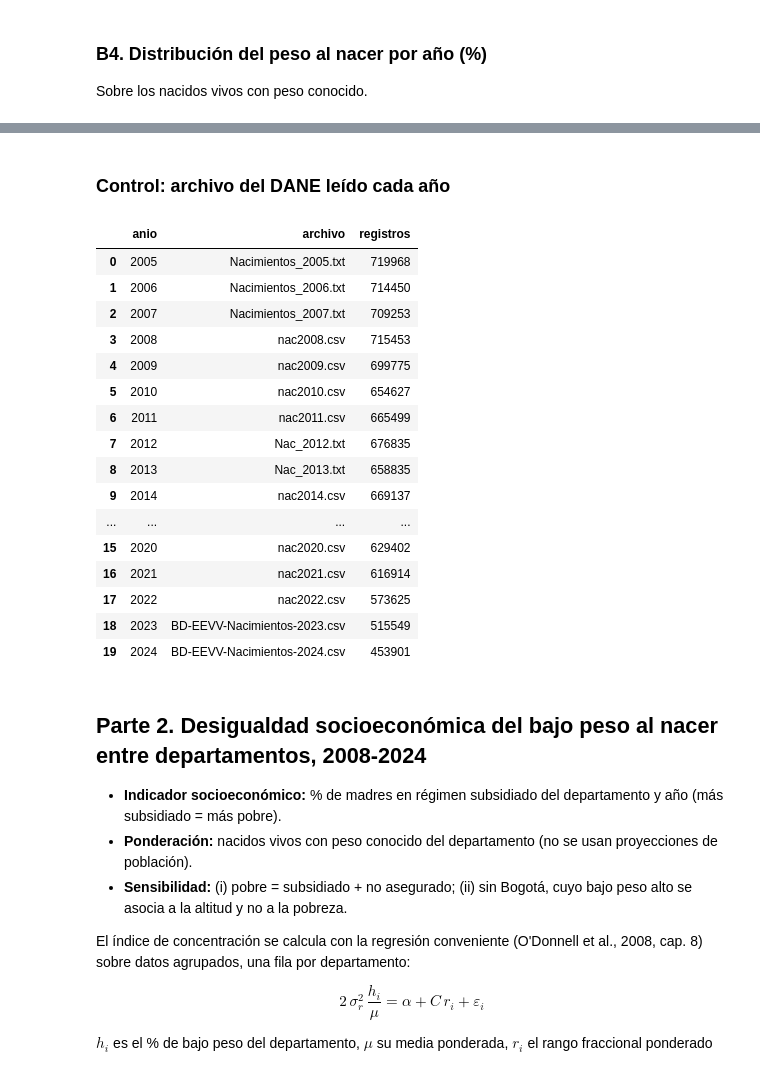
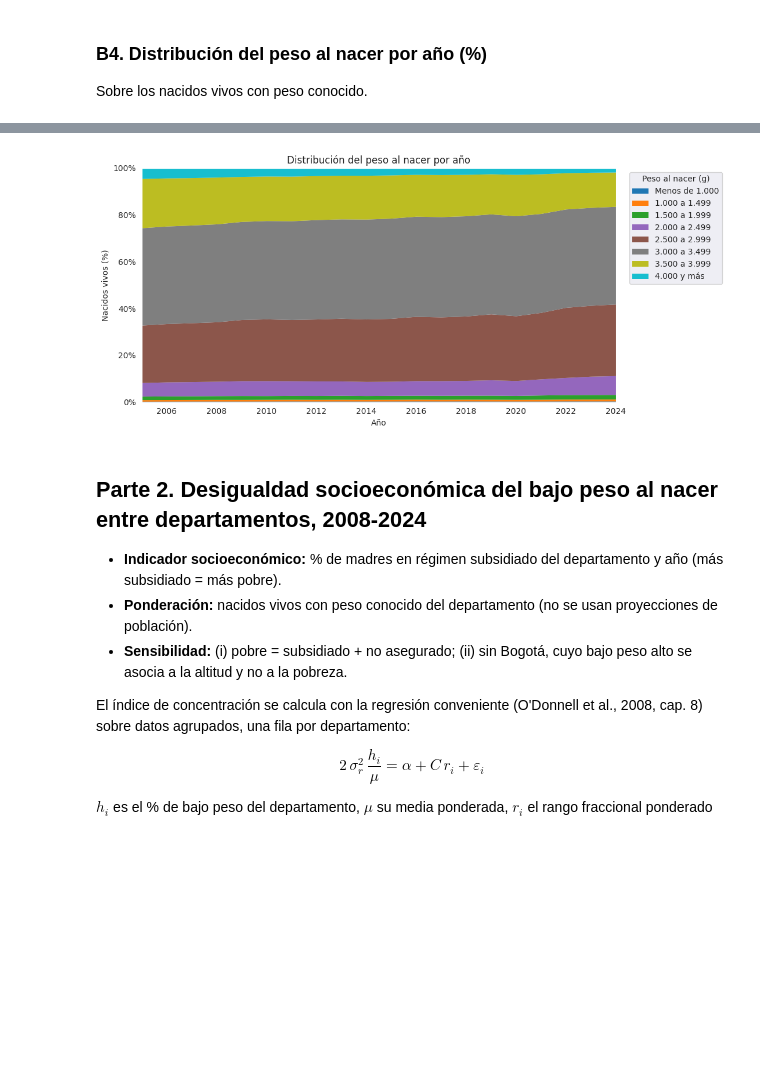
Before and after one commit to IntegralIndefinida/BPN, a Jupyter notebook: v1/bajo_peso_al_nacer.ipynb, the cells around one changed output, grey strips where cells are left out. Drawn from its saved outputs; the diff is of its cells as text; code cells hidden in the pictures; blank space fills up the shorter version.

```diff
--- a/bajo_peso_al_nacer.ipynb
+++ b/v1/bajo_peso_al_nacer.ipynb
@@ -190,25 +155,0 @@ dist.round(2)
-# %% [markdown]
-### Control: archivo del DANE leído cada año
-# %%
-ctl = dd.eevv.available().query("tipo == 'nacimientos' and @ANIOS_GEN[0] <= anio <= @ANIOS_GEN[-1]")
-ctl = ctl[["anio", "archivo"]].merge(nac[["anio", "nacidos_vivos"]].rename(columns={"nacidos_vivos": "registros"}),
-                                     on="anio")
-ctl
-# %% [output]
-|  | anio | archivo | registros |
-| 0 | 2005 | Nacimientos_2005.txt | 719968 |
-| 1 | 2006 | Nacimientos_2006.txt | 714450 |
-| 2 | 2007 | Nacimientos_2007.txt | 709253 |
-| 3 | 2008 | nac2008.csv | 715453 |
-| 4 | 2009 | nac2009.csv | 699775 |
-| 5 | 2010 | nac2010.csv | 654627 |
-| 6 | 2011 | nac2011.csv | 665499 |
-| 7 | 2012 | Nac_2012.txt | 676835 |
-| 8 | 2013 | Nac_2013.txt | 658835 |
-| 9 | 2014 | nac2014.csv | 669137 |
-| ... | ... | ... | ... |
-| 15 | 2020 | nac2020.csv | 629402 |
-| 16 | 2021 | nac2021.csv | 616914 |
-| 17 | 2022 | nac2022.csv | 573625 |
-| 18 | 2023 | BD-EEVV-Nacimientos-2023.csv | 515549 |
-| 19 | 2024 | BD-EEVV-Nacimientos-2024.csv | 453901 |
@@ -220,3 +156,20 @@ with pd.ExcelWriter(RESULTADOS / "Resultados_generales_por_anio.xlsx") as xl:
+# %%
+import matplotlib.pyplot as plt
+import matplotlib.ticker as mtick
+
+ax = dist.set_index("anio").sort_index().plot.area(
+    stacked=True, figsize=(11, 5), colormap="tab10", linewidth=0
+)
+ax.set(xlabel="Año", ylabel="Nacidos vivos (%)", ylim=(0, 100),
+       title="Distribución del peso al nacer por año")
+ax.xaxis.set_major_locator(mtick.MaxNLocator(integer=True))
+ax.yaxis.set_major_formatter(mtick.PercentFormatter(xmax=100))
+ax.margins(x=0)
+ax.legend(title="Peso al nacer (g)", bbox_to_anchor=(1.02, 1), loc="upper left")
+plt.tight_layout()
+plt.show()
+# %% [output]
+[figure, added]
 # %% [markdown]
 ## Parte 2. Desigualdad socioeconómica del bajo peso al nacer entre departamentos, 2008-2024
 
```
Also changed, not shown: parts of 10 cells of this notebook.
